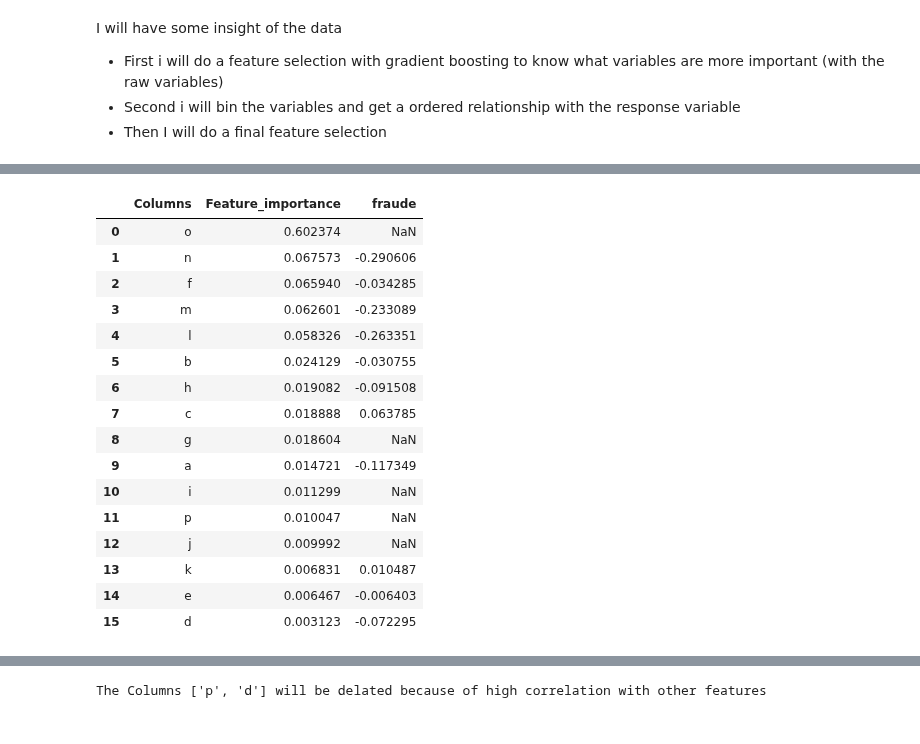
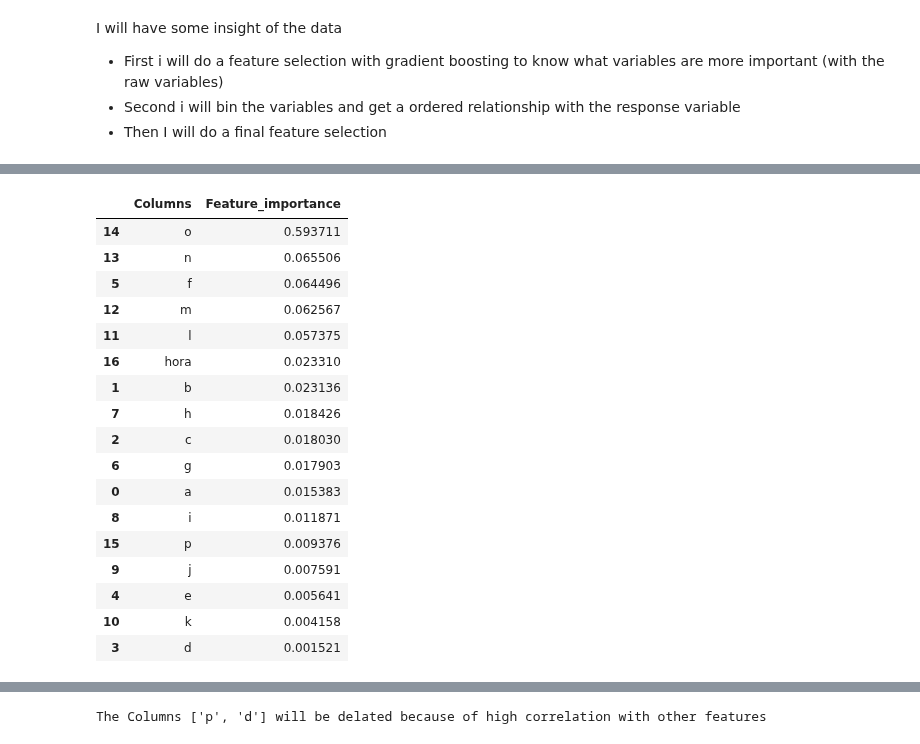
Before and after one commit to lejcruz/case_meli, a Jupyter notebook: notebooks/main.ipynb, the cells around one changed output, grey strips where cells are left out. Drawn from its saved outputs; the diff is of its cells as text; code cells hidden in the pictures.

```diff
--- a/notebooks/main.ipynb
+++ b/notebooks/main.ipynb
@@ -115,7 +116,7 @@ traintest = df.loc[df['oper_date'] < __OutOfTimeMin__, :]
 
 y =  traintest[YNAME]
 
-__colstodrop__ = ['fecha', 'monto', 'score', 'fraude', 'oper_date', 'oper_YM', 'oper_YMD']
+__colstodrop__ = ['fecha', 'monto', 'score', 'fraude', 'oper_YM', 'oper_YMD']
 X = traintest.drop(columns=__colstodrop__)
 # %%
 # Split in train test samples
@@ -124,3 +134,6 @@ X_train, X_test, y_train, y_test = train_test_split(X, y, test_size=TRAIN_TEST_L
+# %%
+X_train['hora'] = X_train['oper_date'].apply(lambda x: x.hour)
+X_train.drop(columns=['oper_date'], inplace=True)
 # %% [markdown]
 #### Univariate Analysis
 # %% [markdown]
@@ -273,0 +247,16 @@ gboosting = GradientBoostingClassifier(random_state=SEED).fit(X_train_OS_LE, y_t
+# %%
+
+# Enconder for categorical date
+
+__FTypes__ = X_train_OS.dtypes
+FToTransf = __FTypes__[(__FTypes__ == np.int64) | (__FTypes__ == np.object) ].index.to_list()
+print(FToTransf)
+
+# Encoder obj
+
+label_encoder = ColumnTransformer([('encoder', OrdinalEncoder(handle_unknown='use_encoded_value', unknown_value=-999), FToTransf)], remainder='drop')
+
+# Fit Transform
+X_train_OS_LE = utils.encode_df(label_encoder, X_train_OS, FToTransf,'fit_transform')
+
+X_train_OS_LE.head()
@@ -274,35 +279,33 @@ gboosting = GradientBoostingClassifier(random_state=SEED).fit(X_train_OS_LE, y_t
 # %%
 # Feature Importance
 
 fi = pd.DataFrame({'Columns': X_train_OS_LE.columns,
                    'Feature_importance': gboosting.feature_importances_})
 #sort values
 fi.sort_values('Feature_importance', ascending=False, inplace=True)
 
-__corr__ = corr[[YNAME]].reset_index()
-
-fi = fi.merge(__corr__, how='left', left_on=['Columns'], right_on=['index'])
-fi.drop(columns=['index'], inplace=True)
+# fi.drop(columns=['index'], inplace=True)
 
 fi
 
 # Variable 'o' has a higher feature importante
 # Other columns are not so good
 # %% [output]
-|  | Columns | Feature_importance | fraude |
-| 0 | o | 0.602374 | NaN |
-| 1 | n | 0.067573 | -0.290606 |
-| 2 | f | 0.065940 | -0.034285 |
-| 3 | m | 0.062601 | -0.233089 |
-| 4 | l | 0.058326 | -0.263351 |
-| 5 | b | 0.024129 | -0.030755 |
-| 6 | h | 0.019082 | -0.091508 |
-| 7 | c | 0.018888 | 0.063785 |
-| 8 | g | 0.018604 | NaN |
-| 9 | a | 0.014721 | -0.117349 |
-| 10 | i | 0.011299 | NaN |
-| 11 | p | 0.010047 | NaN |
-| 12 | j | 0.009992 | NaN |
-| 13 | k | 0.006831 | 0.010487 |
-| 14 | e | 0.006467 | -0.006403 |
-| 15 | d | 0.003123 | -0.072295 |
+|  | Columns | Feature_importance |
+| 14 | o | 0.593711 |
+| 13 | n | 0.065506 |
+| 5 | f | 0.064496 |
+| 12 | m | 0.062567 |
+| 11 | l | 0.057375 |
+| 16 | hora | 0.023310 |
+| 1 | b | 0.023136 |
+| 7 | h | 0.018426 |
+| 2 | c | 0.018030 |
+| 6 | g | 0.017903 |
+| 0 | a | 0.015383 |
+| 8 | i | 0.011871 |
+| 15 | p | 0.009376 |
+| 9 | j | 0.007591 |
+| 4 | e | 0.005641 |
+| 10 | k | 0.004158 |
+| 3 | d | 0.001521 |
```
Also changed, not shown: parts of 38 cells of this notebook, 1 other file.
